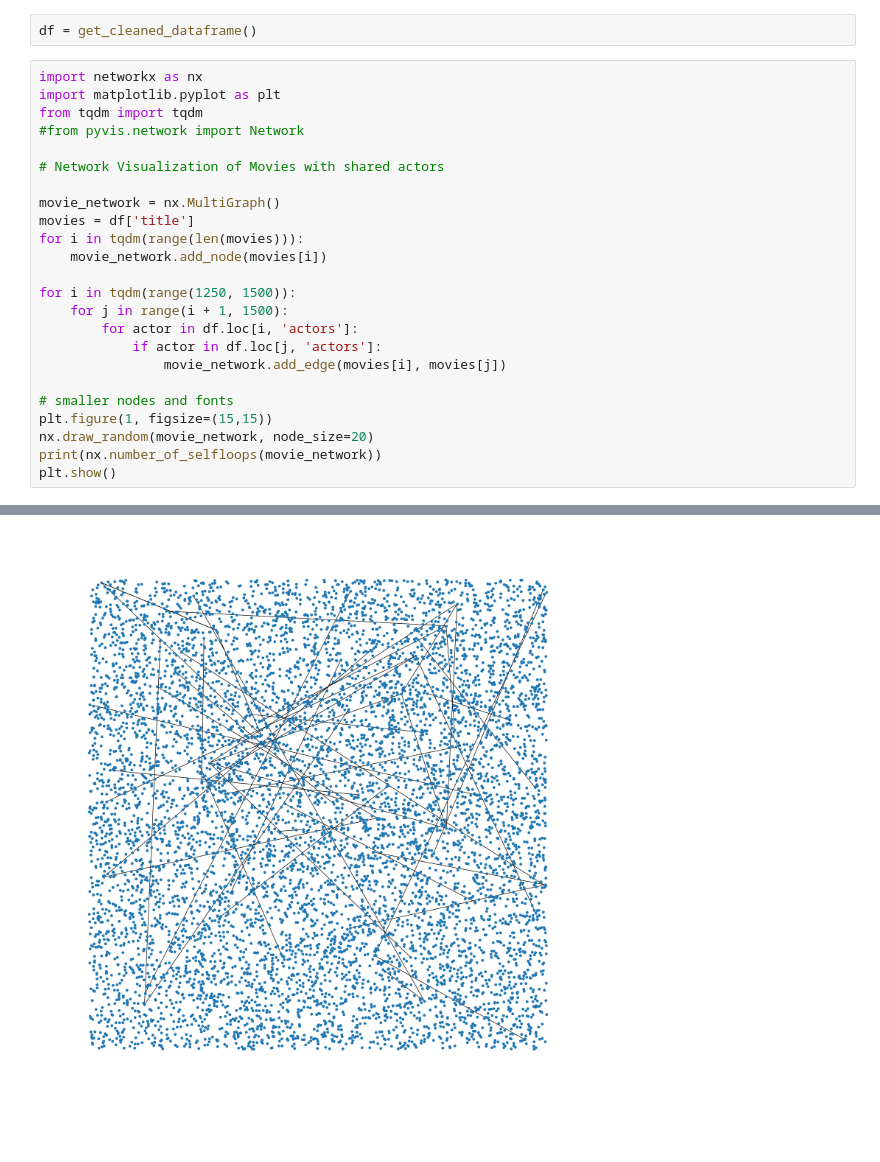
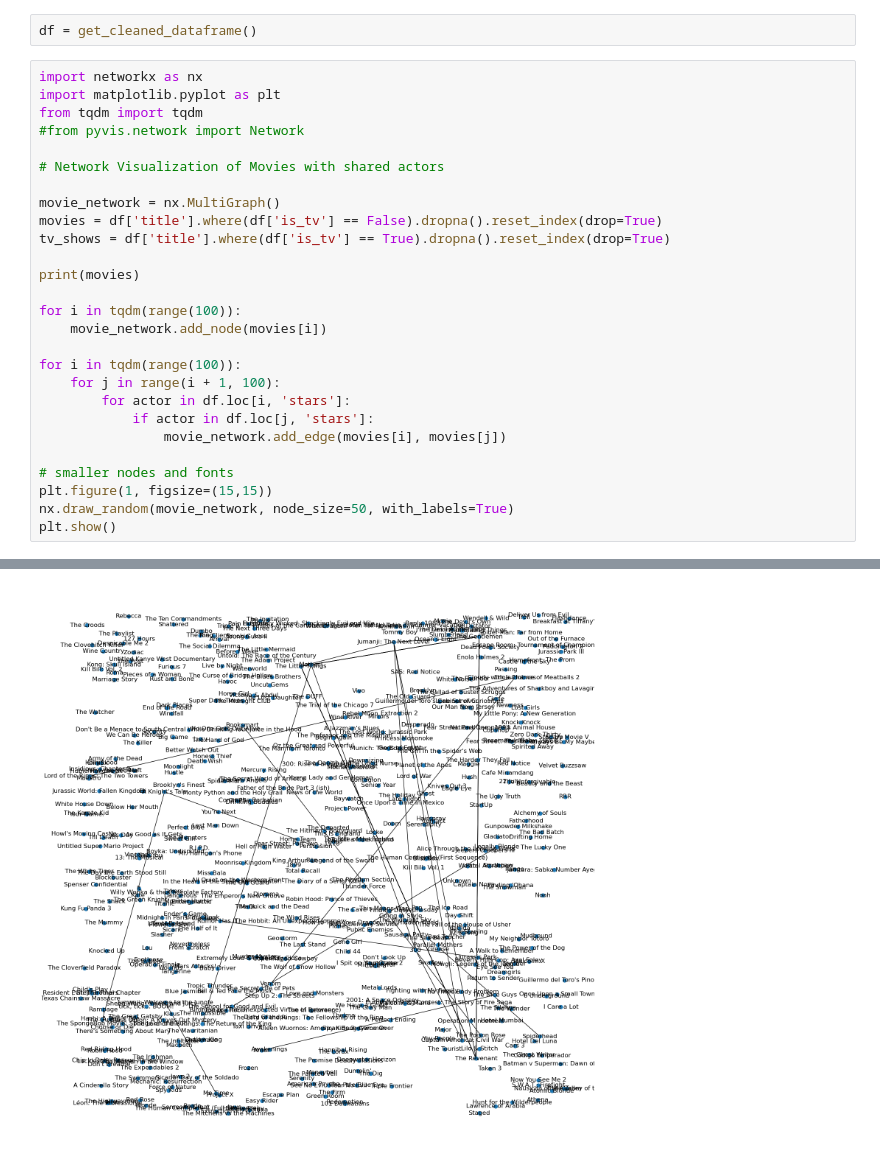
Before and after one commit to izzzzzzzzzzy/Netflix-Movies-Analysis, a Jupyter notebook: movie-analysis.ipynb, the cells around one changed output, grey strips where cells are left out. Drawn from its saved outputs; the diff is of its cells as text; blank space fills up the shorter version.

```diff
--- a/movie-analysis.ipynb
+++ b/movie-analysis.ipynb
@@ -61,19 +61,22 @@ from tqdm import tqdm
 # Network Visualization of Movies with shared actors
 
 movie_network = nx.MultiGraph()
-movies = df['title']
-for i in tqdm(range(len(movies))):
+movies = df['title'].where(df['is_tv'] == False).dropna().reset_index(drop=True)
+tv_shows = df['title'].where(df['is_tv'] == True).dropna().reset_index(drop=True)
+
+print(movies)
+
+for i in tqdm(range(100)):
     movie_network.add_node(movies[i])
 
-for i in tqdm(range(1250, 1500)):
-    for j in range(i + 1, 1500):
-        for actor in df.loc[i, 'actors']:
-            if actor in df.loc[j, 'actors']:
+for i in tqdm(range(100)):
+    for j in range(i + 1, 100):
+        for actor in df.loc[i, 'stars']:
+            if actor in df.loc[j, 'stars']:
                 movie_network.add_edge(movies[i], movies[j])
 
 # smaller nodes and fonts
 plt.figure(1, figsize=(15,15))
-nx.draw_random(movie_network, node_size=20)
-print(nx.number_of_selfloops(movie_network))
+nx.draw_random(movie_network, node_size=50, with_labels=True)
 plt.show()
 # %% [output]
@@ -81 +95 @@ plt.show()
-[figure, old version]
+[figure, new version]
```
Also changed, not shown: parts of 1 cell of this notebook.
